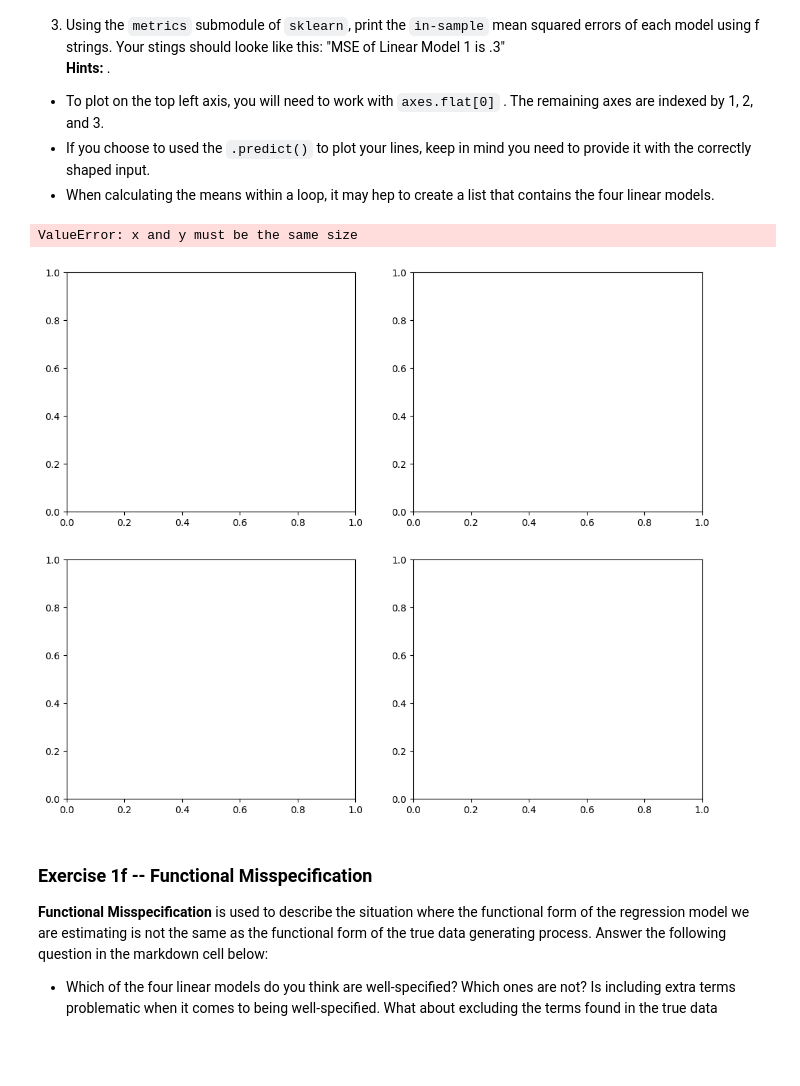
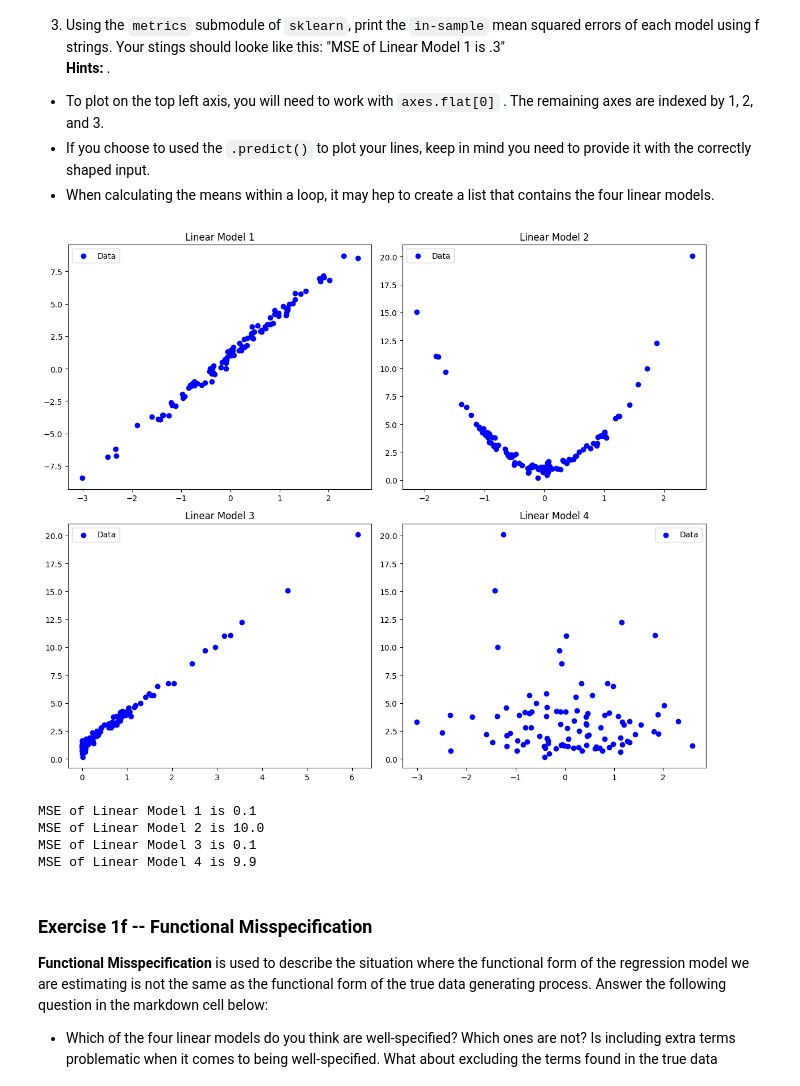
Before and after one commit to ZacharyTanWeyTze/VSP_Zachary_Tan_WeyTze, a Jupyter notebook: lab_assignments/Lab6_Regression_ZacharyTanWeyTze.ipynb, the cells around one changed output. Saved outputs shown, nothing was run; the diff lists cells and outputs as text; code cells hidden in the pictures; blank space fills up the shorter version.

```diff
--- a/lab_assignments/Lab6_Regression_ZacharyTanWeyTze.ipynb
+++ b/lab_assignments/Lab6_Regression_ZacharyTanWeyTze.ipynb
@@ -204,58 +204,56 @@ For the plots above,
 # %%
 # Exercise 1e -- plots
 # Create domain for line plots
 domain = np.linspace(-4, 4, 200)
 
 # Intialize plots, 4 axes arranged in a 2x2 grid
 fig, axs = plt.subplots(2, 2, figsize=(12, 10))
 
 # Top-left plot
-axs[0, 0].scatter(X100, y100, color='blue', label='Data')
-axs[0, 0].plot(domain, lr_model_1.predict(domain.reshape(-1, 1)), color='red', label='Linear Model 1')
-axs[0, 0].set_title('Linear Model 1')
-axs[0, 0].legend()
+axs.flat[0].scatter(X100[:,1], y100, color='blue', label='Data')
+axs.flat[0].set_title('Linear Model 1')
+axs.flat[0].legend()
 
 # Bottom-left plot
-axs[1, 0].scatter(X100_2, y100_2, color='blue', label='Data')
-axs[1, 0].plot(domain, lr_model_2.predict(domain.reshape(-1, 1)), color='red', label='Linear Model 2')
-axs[1, 0].set_title('Linear Model 2')
-axs[1, 0].legend()
+axs.flat[1].scatter(X100_2[:,1], y100_2, color='blue', label='Data')
+axs.flat[1].set_title('Linear Model 2')
+axs.flat[1].legend()
 
 # Bottom-right plot
-axs[1, 1].scatter(X100_2_q2, y100_2, color='blue', label='Data')
-axs[1, 1].plot(domain, lr_model_3.predict(domain.reshape(-1, 1)), color='red', label='Linear Model 3')
-axs[1, 1].set_title('Linear Model 3')
-axs[1, 1].legend()
+axs.flat[2].scatter(X100_2_sq[:,1], y100_2, color='blue', label='Data')
+axs.flat[2].set_title('Linear Model 3')
+axs.flat[2].legend()
 
 # Top-right plot
-axs[0, 1].scatter(X100_ext, y100_2, color='blue', label='Data')
-axs[0, 1].plot(domain, lr_model_4.predict(domain.reshape(-1, 1)), color='red', label='Linear Model 4')
-axs[0, 1].set_title('Linear Model 4')
-axs[0, 1].legend()
+axs.flat[3].scatter(X100_ext[:,1], y100_2, color='blue', label='Data')
+axs.flat[3].set_title('Linear Model 4')
+axs.flat[3].legend()
 
-# Adjust layout
+# Fix layout and show plot
 fig.tight_layout()
-
-# Show the plot
 plt.show()
 # %% [output]
-ValueError: x and y must be the same size
-[figure, old version]
+[figure, new version]
 # %%
 # Exercise 1e -- mean squared errors
 # Import MSE
 from sklearn.metrics import mean_squared_error
 
 # Print MSE for each model
-y_pred_1 = lr_model_1.predict(X1.reshape(-1, 1))
-y_pred_2 = lr_model_2.predict(X2.reshape(-1, 1))
-y_pred_3 = lr_model_3.predict(X3.reshape(-1, 1))
-y_pred_4 = lr_model_4.predict(X4.reshape(-1, 1))
+y_pred_1 = lr_model_1.predict(X100)
+y_pred_2 = lr_model_2.predict(X100_2)
+y_pred_3 = lr_model_3.predict(X100_2_sq)
+y_pred_4 = lr_model_4.predict(X100_ext)
 
-print(f"MSE of Linear Model 1 is {mean_squared_error(y1, y_pred_1):.3f}")
-print(f"MSE of Linear Model 2 is {mean_squared_error(y2, y_pred_2):.3f}")
-print(f"MSE of Linear Model 3 is {mean_squared_error(y3, y_pred_3):.3f}")
-print(f"MSE of Linear Model 4 is {mean_squared_error(y4, y_pred_4):.3f}")
+print(f"MSE of Linear Model 1 is {mean_squared_error(y100, y_pred_1):.1f}")
+print(f"MSE of Linear Model 2 is {mean_squared_error(y100_2, y_pred_2):.1f}")
+print(f"MSE of Linear Model 3 is {mean_squared_error(y100_2, y_pred_3):.1f}")
+print(f"MSE of Linear Model 4 is {mean_squared_error(y100_2, y_pred_4):.1f}")
+# %% [output]
+MSE of Linear Model 1 is 0.1
+MSE of Linear Model 2 is 10.0
+MSE of Linear Model 3 is 0.1
+MSE of Linear Model 4 is 9.9
 # %% [markdown]
 ### Exercise 1f -- Functional Misspecification
 **Functional Misspecification** is used to describe the situation where the functional form of the regression model we are estimating is not the same as the functional form of the true data generating process. Answer the following question in the markdown cell below:
```
Also changed, not shown: parts of 8 cells of this notebook.
